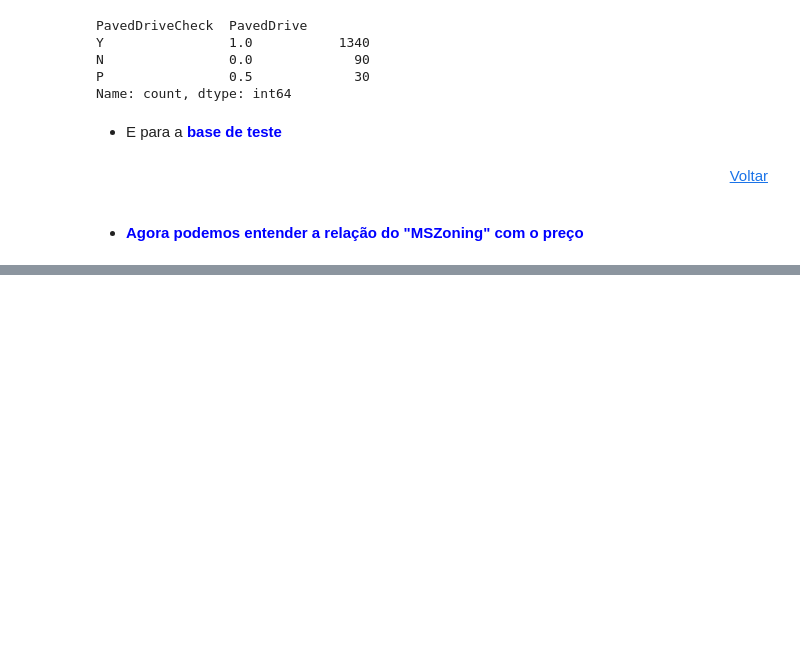
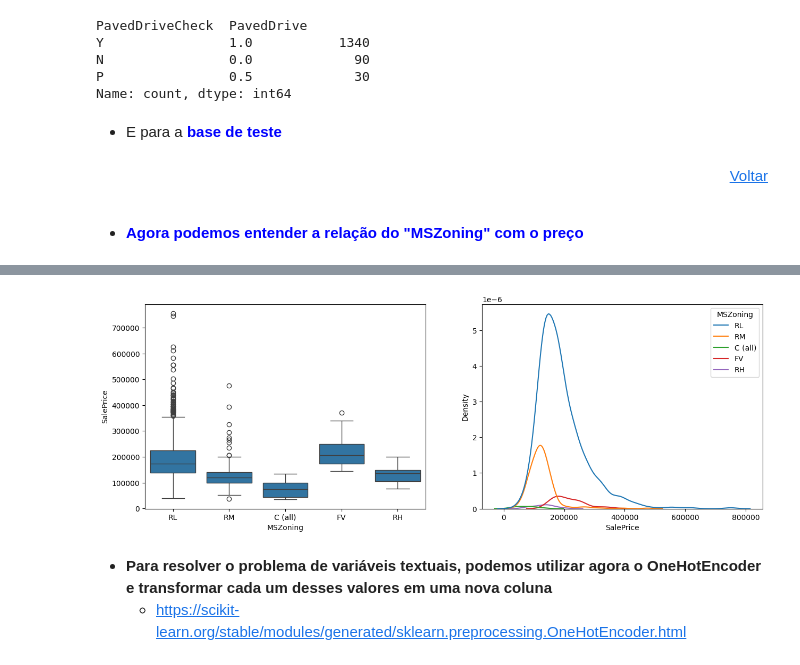
Before and after one commit to BraulioHermanson/Projeto_Housing_Avancado, a Jupyter notebook: kagle_housin_EDA.ipynb, the cells around one changed output, grey strips where cells are left out. Saved outputs shown, nothing was run; the diff lists cells and outputs as text; code cells hidden in the pictures; blank space fills up the shorter version.

```diff
--- a/kagle_housin_EDA.ipynb
+++ b/kagle_housin_EDA.ipynb
@@ -381,0 +404,15 @@ teste['PavedDrive'] = teste.PavedDrive.apply(DefinePavedDrive)
+# %%
+# Podemos inclusive visualizar a distribuição desses valores
+coluna = 'MSZoning'
+
+fig, ax = plt.subplots(ncols=2,figsize=(15,5))
+
+sns.boxplot(x=treino.MSZoning,y=treino.SalePrice,ax=ax[0])
+sns.kdeplot(data=treino,x='SalePrice',hue='MSZoning',ax=ax[1])
+
+plt.show()
+# %% [output]
+[figure, added]
+# %% [markdown]
+- **Para resolver o problema de variáveis textuais, podemos utilizar agora o OneHotEncoder e transformar cada um desses valores em uma nova coluna**
+    - https://scikit-learn.org/stable/modules/generated/sklearn.preprocessing.OneHotEncoder.html
```
Also changed, not shown: parts of 38 cells of this notebook.
